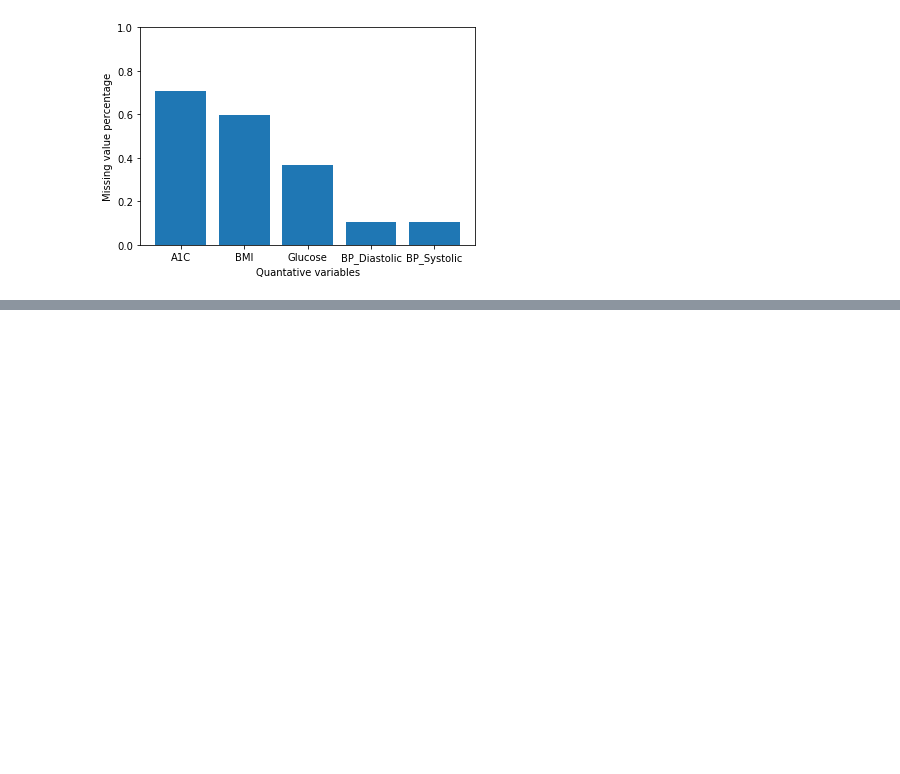
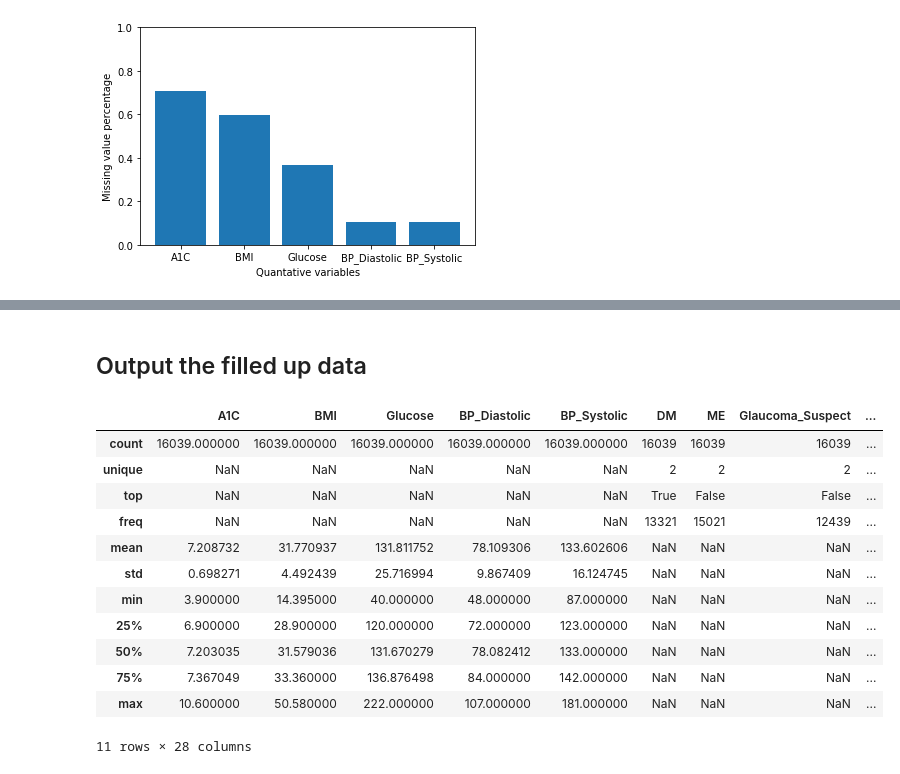
Before and after one commit to MATH497project/MATH497-DiabeticRetinopathy, a Jupyter notebook: MissingValue_Outlier_exploratory.ipynb, the cells around one changed output, grey strips where cells are left out. Saved outputs shown, nothing was run; the diff lists cells and outputs as text; code cells hidden in the pictures; blank space fills up the shorter version.

Commit message:
Update the missing value exploration and handling process

```diff
--- a/MissingValue_Outlier_exploratory.ipynb
+++ b/MissingValue_Outlier_exploratory.ipynb
@@ -148,0 +339,5 @@ plt.show()
+# %%
+for column in quantitive_columns:
+    temp = {k:list(v[column]) for k,v in person_data_new[person_data_new[column].notnull()].groupby('recent_DR')}
+    print column
+    print f_oneway(temp['PDR'], temp['SNPDR'], temp['MNPDR'], temp['mNPDR'], temp['no_DR'])
@@ -148,0 +358,18 @@ plt.show()
+# %%
+DR_diagnoses = ['PDR', 'SNPDR', 'MNPDR', 'mNPDR', 'no_DR']
+# %%
+temp = person_data_new.copy()
+for column in quantitive_columns:
+    mean_value = temp.groupby('recent_DR').apply(lambda x: x[column][x[column].notnull()].mean())
+    missing_index = temp.groupby('recent_DR').apply(lambda x: x[column][x[column].isnull()])
+    for diagnosis in DR_diagnoses:
+        temp.set_value(missing_index[diagnosis].index, column, mean_value[diagnosis])
+person_data_fillup['recent_groupbyDR_mean'] = temp
+# %%
+temp = person_data_new.copy()
+for column in quantitive_columns:
+    mean_value = temp.groupby('worst_DR').apply(lambda x: x[column][x[column].notnull()].mean())
+    missing_index = temp.groupby('worst_DR').apply(lambda x: x[column][x[column].isnull()])
+    for diagnosis in DR_diagnoses:
+        temp.set_value(missing_index[diagnosis].index, column, mean_value[diagnosis])
+person_data_fillup['worst_groupbyDR_mean'] = temp
@@ -148,0 +494,19 @@ plt.show()
+# %% [markdown]
+## Output the filled up data
+# %%
+temp = person_data_fillup['groupbyAgegroup_mean'][quantitive_columns + dummy_columns + ['worst_DR', 'recent_DR']]
+temp.describe(include='all')
+# %% [output]
+|  | A1C | BMI | Glucose | BP_Diastolic | BP_Systolic | DM | ME | Glaucoma_Suspect | ... |
+| count | 16039.000000 | 16039.000000 | 16039.000000 | 16039.000000 | 16039.000000 | 16039 | 16039 | 16039 | ... |
+| unique | NaN | NaN | NaN | NaN | NaN | 2 | 2 | 2 | ... |
+| top | NaN | NaN | NaN | NaN | NaN | True | False | False | ... |
+| freq | NaN | NaN | NaN | NaN | NaN | 13321 | 15021 | 12439 | ... |
+| mean | 7.208732 | 31.770937 | 131.811752 | 78.109306 | 133.602606 | NaN | NaN | NaN | ... |
+| std | 0.698271 | 4.492439 | 25.716994 | 9.867409 | 16.124745 | NaN | NaN | NaN | ... |
+| min | 3.900000 | 14.395000 | 40.000000 | 48.000000 | 87.000000 | NaN | NaN | NaN | ... |
+| 25% | 6.900000 | 28.900000 | 120.000000 | 72.000000 | 123.000000 | NaN | NaN | NaN | ... |
+| 50% | 7.203035 | 31.579036 | 131.670279 | 78.082412 | 133.000000 | NaN | NaN | NaN | ... |
+| 75% | 7.367049 | 33.360000 | 136.876498 | 84.000000 | 142.000000 | NaN | NaN | NaN | ... |
+| max | 10.600000 | 50.580000 | 222.000000 | 107.000000 | 181.000000 | NaN | NaN | NaN | ... |
+11 rows × 28 columns
```
Also changed, not shown: parts of 58 cells of this notebook.
